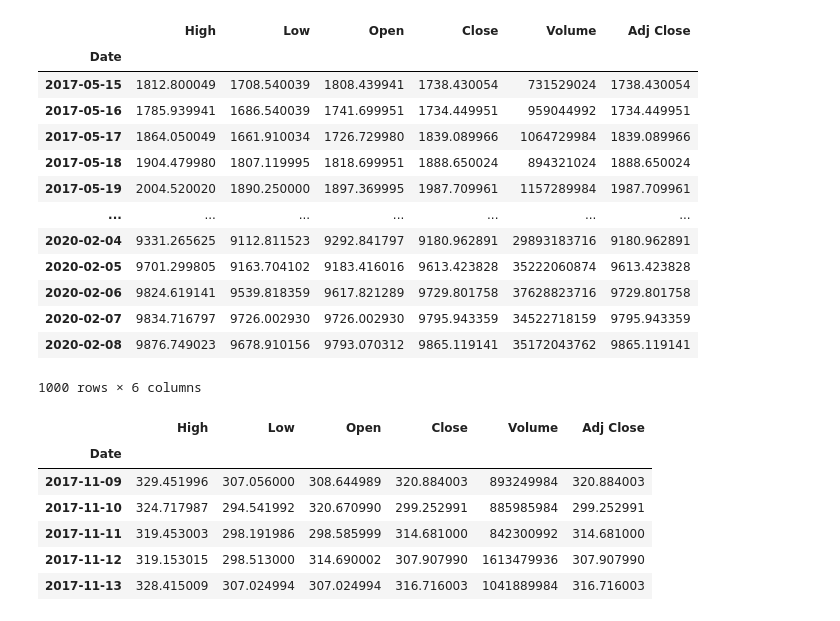
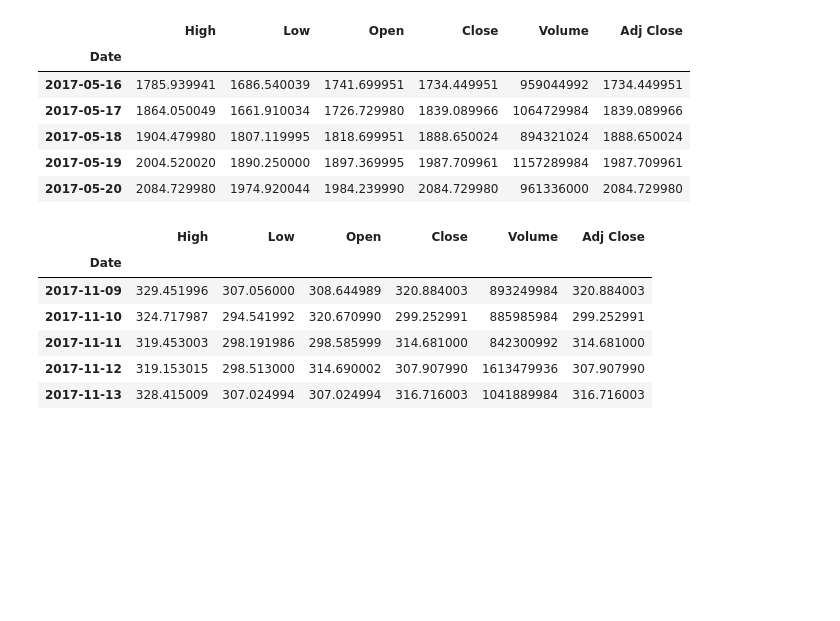
Before and after one commit to JoseMunoz9/Cryptocurrency-Prediction, a Jupyter notebook: Final_project.ipynb, the cells around one changed output. Drawn from its saved outputs; the diff is of its cells as text; code cells hidden in the pictures; blank space fills up the shorter version.

```diff
--- a/Final_project.ipynb
+++ b/Final_project.ipynb
@@ -38,20 +42,13 @@ To start working with prophet, we were testing using few dataset, however the pr
 data_btc = pdr.get_data_yahoo('BTC-USD')
 data_et = pdr.get_data_yahoo('ETH-USD')
 # %%
-data_btc.head(1000)
+data_btc.head(5)
 # %% [output]
 |  | High | Low | Open | Close | Volume | Adj Close |
 | Date |  |  |  |  |  |  |
-| 2017-05-15 | 1812.800049 | 1708.540039 | 1808.439941 | 1738.430054 | 731529024 | 1738.430054 |
 | 2017-05-16 | 1785.939941 | 1686.540039 | 1741.699951 | 1734.449951 | 959044992 | 1734.449951 |
 | 2017-05-17 | 1864.050049 | 1661.910034 | 1726.729980 | 1839.089966 | 1064729984 | 1839.089966 |
 | 2017-05-18 | 1904.479980 | 1807.119995 | 1818.699951 | 1888.650024 | 894321024 | 1888.650024 |
 | 2017-05-19 | 2004.520020 | 1890.250000 | 1897.369995 | 1987.709961 | 1157289984 | 1987.709961 |
-| ... | ... | ... | ... | ... | ... | ... |
-| 2020-02-04 | 9331.265625 | 9112.811523 | 9292.841797 | 9180.962891 | 29893183716 | 9180.962891 |
-| 2020-02-05 | 9701.299805 | 9163.704102 | 9183.416016 | 9613.423828 | 35222060874 | 9613.423828 |
-| 2020-02-06 | 9824.619141 | 9539.818359 | 9617.821289 | 9729.801758 | 37628823716 | 9729.801758 |
-| 2020-02-07 | 9834.716797 | 9726.002930 | 9726.002930 | 9795.943359 | 34522718159 | 9795.943359 |
-| 2020-02-08 | 9876.749023 | 9678.910156 | 9793.070312 | 9865.119141 | 35172043762 | 9865.119141 |
+| 2017-05-20 | 2084.729980 | 1974.920044 | 1984.239990 | 2084.729980 | 961336000 | 2084.729980 |
-1000 rows × 6 columns
 # %%
```
Also changed, not shown: parts of 159 cells of this notebook.
